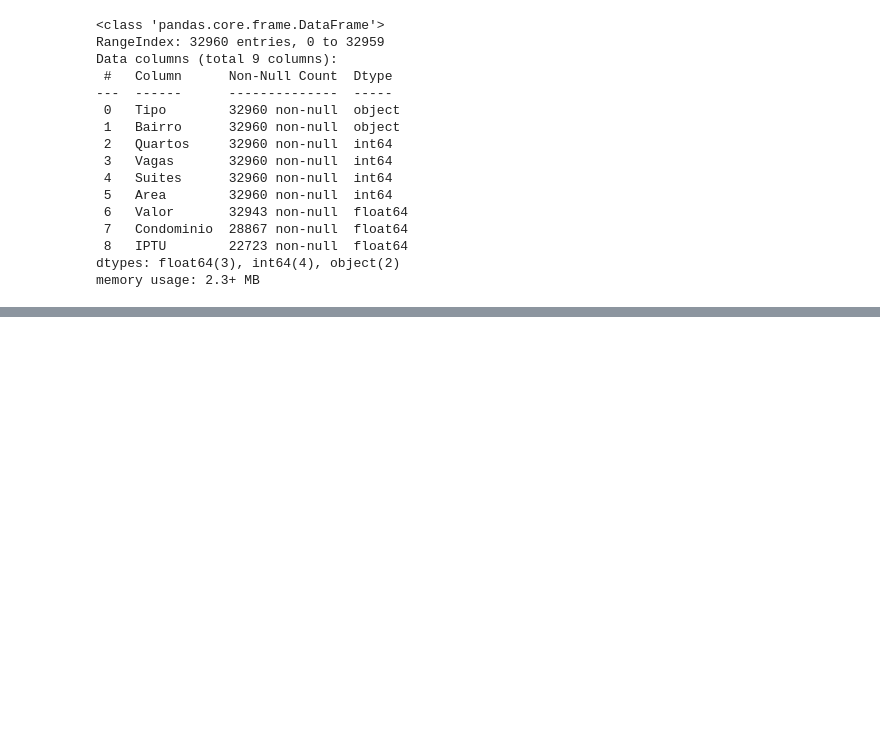
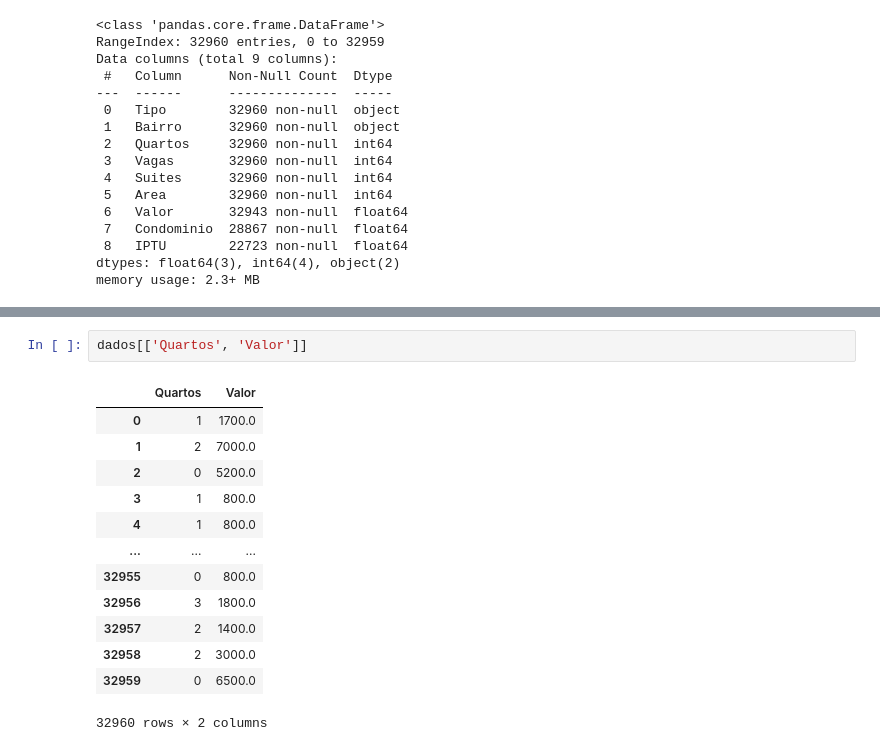
Before and after one commit to JoseVF5/Data-analysis-of-a-real-estate-company, a Jupyter notebook: Data/Explorer_Data/knowing_the_data.ipynb, the cells around one changed output, grey strips where cells are left out. Drawn from its saved outputs; the diff is of its cells as text; blank space fills up the shorter version.

```diff
--- a/Data/Explorer_Data/knowing_the_data.ipynb
+++ b/Data/Explorer_Data/knowing_the_data.ipynb
@@ -110,0 +138,16 @@ memory usage: 2.3+ MB
+# %%
+dados[['Quartos', 'Valor']]
+# %% [output]
+|  | Quartos | Valor |
+| 0 | 1 | 1700.0 |
+| 1 | 2 | 7000.0 |
+| 2 | 0 | 5200.0 |
+| 3 | 1 | 800.0 |
+| 4 | 1 | 800.0 |
+| ... | ... | ... |
+| 32955 | 0 | 800.0 |
+| 32956 | 3 | 1800.0 |
+| 32957 | 2 | 1400.0 |
+| 32958 | 2 | 3000.0 |
+| 32959 | 0 | 6500.0 |
+32960 rows × 2 columns
```
Also changed, not shown: parts of 6 cells of this notebook.
